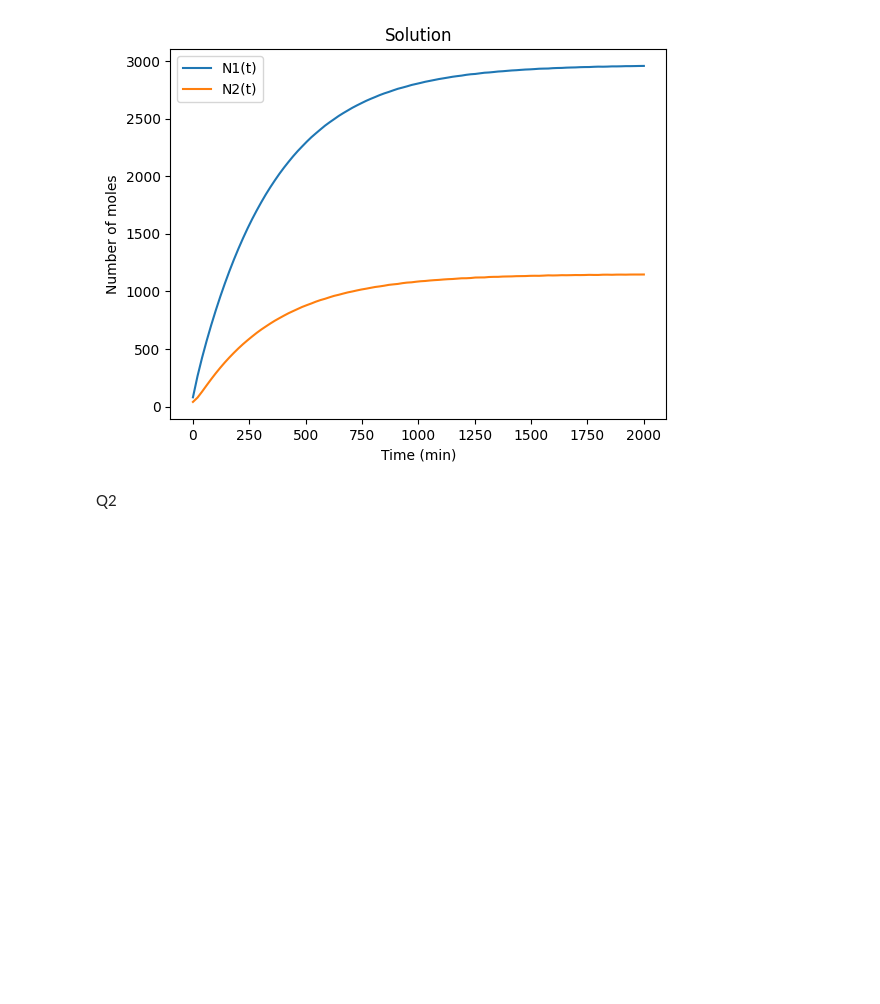
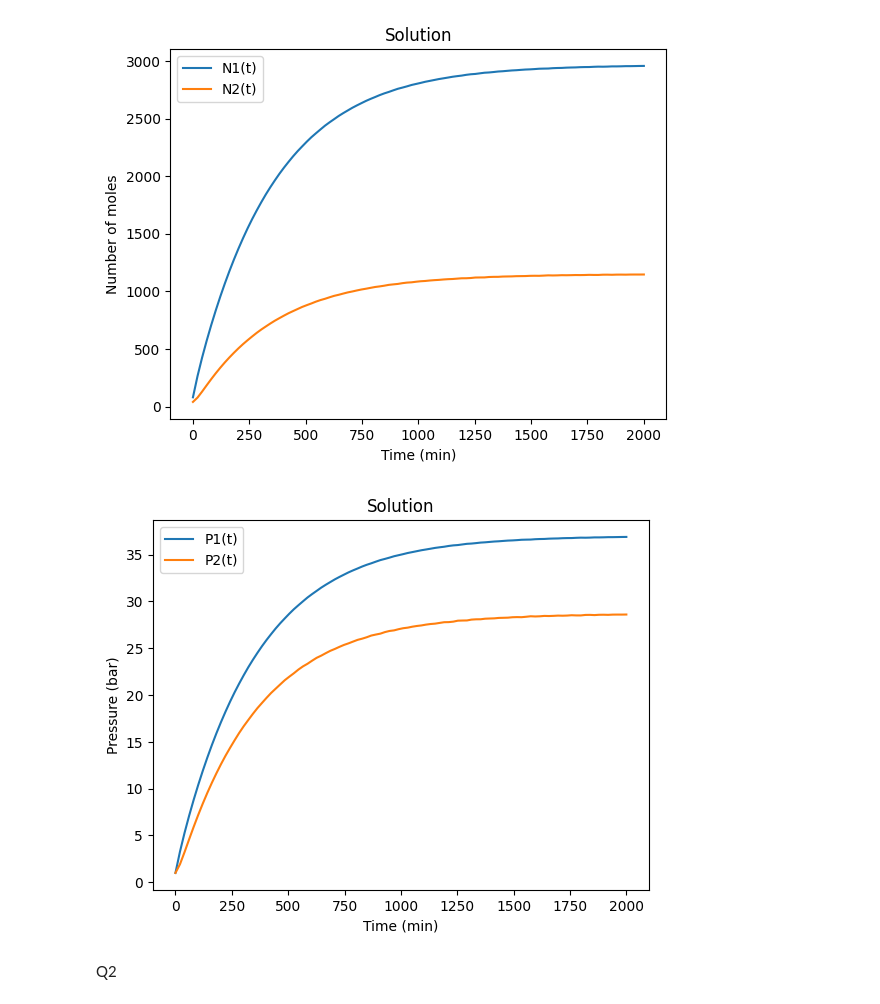
Before and after one commit to vint-j/Chemical-Engineering, a Jupyter notebook: Pastpapers/CP213/2022/Solutions.ipynb, the cells around one changed output. Drawn from its saved outputs; the diff is of its cells as text; code cells hidden in the pictures; blank space fills up the shorter version.

```diff
--- a/Pastpapers/CP213/2022/Solutions.ipynb
+++ b/Pastpapers/CP213/2022/Solutions.ipynb
@@ -69,6 +69,22 @@ plt.title("Solution")
 plt.show()
 # %% [output]
 [figure]
+# %%
+V1, V2 = 2000, 1000
+R, T = 8.314e-2, 300
+
+P1 = solution.y[0] * R * T / V1
+P2 = solution.y[1] * R * T / V2
+
+plt.plot(solution.t, P1, label="P1(t)")
+plt.plot(solution.t, P2, label="P2(t)")
+plt.xlabel("Time (min)")
+plt.ylabel("Pressure (bar)")
+plt.legend()
+plt.title("Solution")
+plt.show()
+# %% [output]
+[figure, added]
 # %% [markdown]
 Q2
 # %%
```
